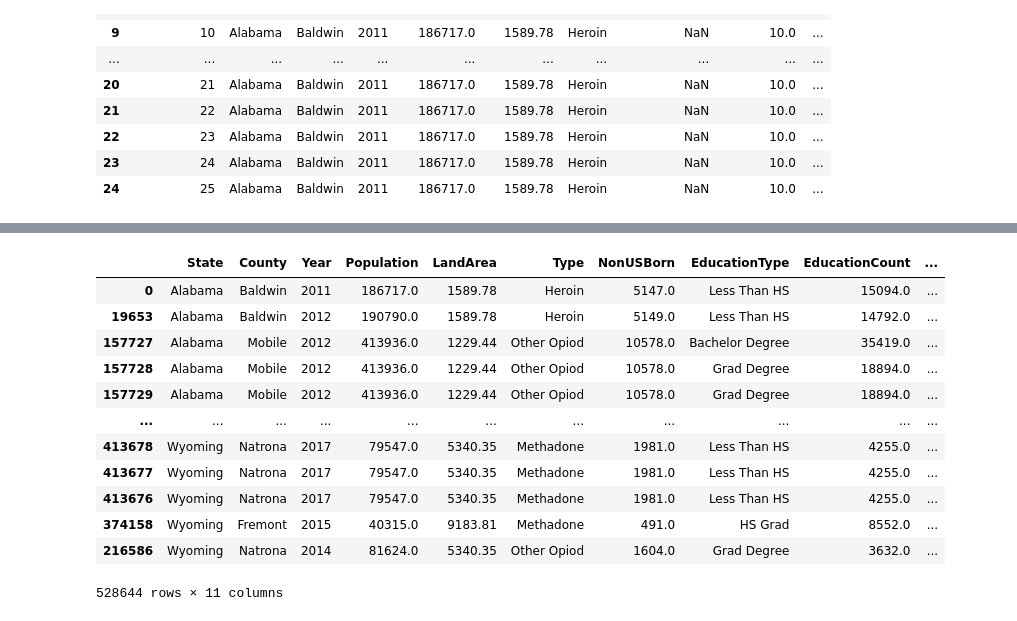
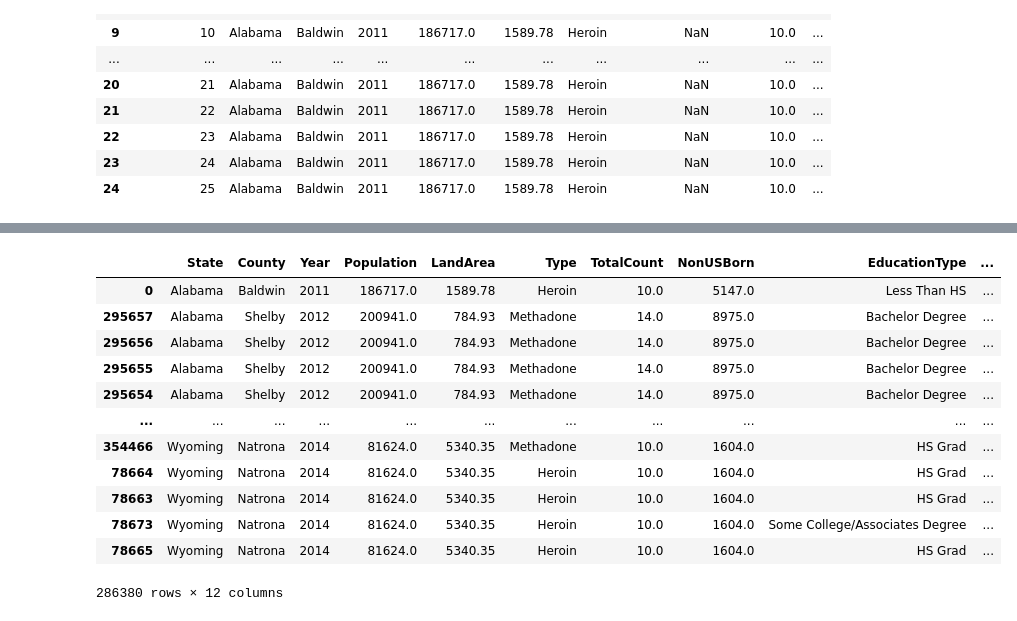
Before and after one commit to thesolecloset/Data-Wonders-Group-Project-1, a Jupyter notebook: Group.ipynb, the cells around one changed output, grey strips where cells are left out. Cells and saved outputs as stored; diff of their text form; code cells hidden in the pictures.

```diff
--- a/Group.ipynb
+++ b/Group.ipynb
@@ -52,5 +95,5 @@ datadf["State"].value_counts()
 # %%
 cleaneddf = datadf
 # %%
-columns = ['Unnamed: 0','CountByType', 'TotalCount', 'CommuteCount']
+columns = ['Unnamed: 0','CountByType', 'CommuteCount']
 datadf.drop(columns, inplace=True, axis=1)
@@ -72,0 +100,2 @@ datadf
+# %%
+cleaneddf = datadf.dropna()
@@ -73,17 +118,17 @@ datadf
 # %%
-statesdf = datadf.sort_values(["State"], ascending=True)
+statesdf = cleaneddf.sort_values(["State"], ascending=True)
 statesdf
 # %% [output]
-|  | State | County | Year | Population | LandArea | Type | NonUSBorn | EducationType | EducationCount | ... |
-| 0 | Alabama | Baldwin | 2011 | 186717.0 | 1589.78 | Heroin | 5147.0 | Less Than HS | 15094.0 | ... |
-| 19653 | Alabama | Baldwin | 2012 | 190790.0 | 1589.78 | Heroin | 5149.0 | Less Than HS | 14792.0 | ... |
-| 157727 | Alabama | Mobile | 2012 | 413936.0 | 1229.44 | Other Opiod | 10578.0 | Bachelor Degree | 35419.0 | ... |
-| 157728 | Alabama | Mobile | 2012 | 413936.0 | 1229.44 | Other Opiod | 10578.0 | Grad Degree | 18894.0 | ... |
-| 157729 | Alabama | Mobile | 2012 | 413936.0 | 1229.44 | Other Opiod | 10578.0 | Grad Degree | 18894.0 | ... |
+|  | State | County | Year | Population | LandArea | Type | TotalCount | NonUSBorn | EducationType | ... |
+| 0 | Alabama | Baldwin | 2011 | 186717.0 | 1589.78 | Heroin | 10.0 | 5147.0 | Less Than HS | ... |
+| 295657 | Alabama | Shelby | 2012 | 200941.0 | 784.93 | Methadone | 14.0 | 8975.0 | Bachelor Degree | ... |
+| 295656 | Alabama | Shelby | 2012 | 200941.0 | 784.93 | Methadone | 14.0 | 8975.0 | Bachelor Degree | ... |
+| 295655 | Alabama | Shelby | 2012 | 200941.0 | 784.93 | Methadone | 14.0 | 8975.0 | Bachelor Degree | ... |
+| 295654 | Alabama | Shelby | 2012 | 200941.0 | 784.93 | Methadone | 14.0 | 8975.0 | Bachelor Degree | ... |
 | ... | ... | ... | ... | ... | ... | ... | ... | ... | ... | ... |
-| 413678 | Wyoming | Natrona | 2017 | 79547.0 | 5340.35 | Methadone | 1981.0 | Less Than HS | 4255.0 | ... |
-| 413677 | Wyoming | Natrona | 2017 | 79547.0 | 5340.35 | Methadone | 1981.0 | Less Than HS | 4255.0 | ... |
-| 413676 | Wyoming | Natrona | 2017 | 79547.0 | 5340.35 | Methadone | 1981.0 | Less Than HS | 4255.0 | ... |
-| 374158 | Wyoming | Fremont | 2015 | 40315.0 | 9183.81 | Methadone | 491.0 | HS Grad | 8552.0 | ... |
-| 216586 | Wyoming | Natrona | 2014 | 81624.0 | 5340.35 | Other Opiod | 1604.0 | Grad Degree | 3632.0 | ... |
+| 354466 | Wyoming | Natrona | 2014 | 81624.0 | 5340.35 | Methadone | 10.0 | 1604.0 | HS Grad | ... |
+| 78664 | Wyoming | Natrona | 2014 | 81624.0 | 5340.35 | Heroin | 10.0 | 1604.0 | HS Grad | ... |
+| 78663 | Wyoming | Natrona | 2014 | 81624.0 | 5340.35 | Heroin | 10.0 | 1604.0 | HS Grad | ... |
+| 78673 | Wyoming | Natrona | 2014 | 81624.0 | 5340.35 | Heroin | 10.0 | 1604.0 | Some College/Associates Degree | ... |
+| 78665 | Wyoming | Natrona | 2014 | 81624.0 | 5340.35 | Heroin | 10.0 | 1604.0 | HS Grad | ... |
-528644 rows × 11 columns
+286380 rows × 12 columns
```
Also changed, not shown: parts of 37 cells of this notebook.
